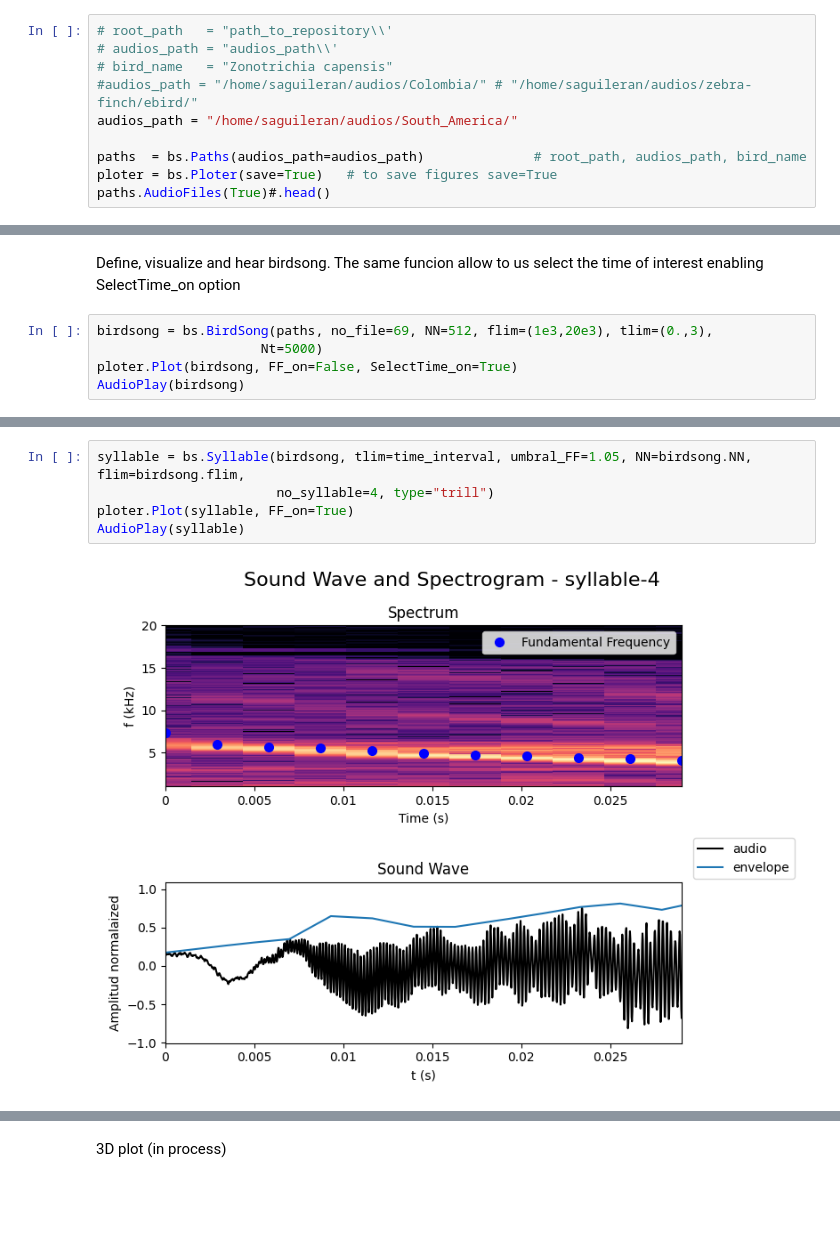
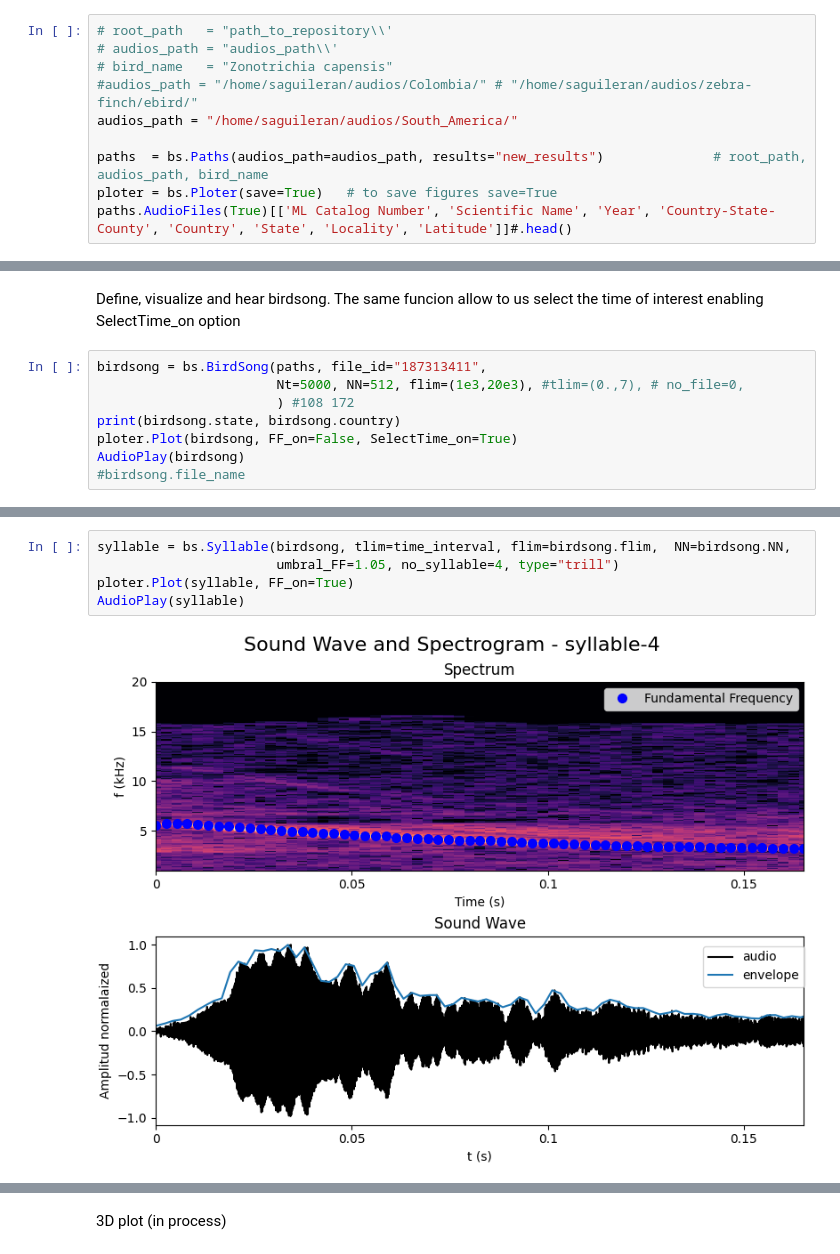
Before and after one commit to saguileran/birdsongs, a Jupyter notebook: tutorials/syllable.ipynb, the cells around one changed output, grey strips where cells are left out. Cells and saved outputs as stored; diff of their text form; blank space fills up the shorter version.

```diff
--- a/tutorials/syllable.ipynb
+++ b/tutorials/syllable.ipynb
@@ -24,8 +24,8 @@ Define directories path and show audio files
 #audios_path = "/home/saguileran/audios/Colombia/" # "/home/saguileran/audios/zebra-finch/ebird/"
 audios_path = "/home/saguileran/audios/South_America/"
 
-paths  = bs.Paths(audios_path=audios_path)              # root_path, audios_path, bird_name
+paths  = bs.Paths(audios_path=audios_path, results="new_results")              # root_path, audios_path, bird_name
 ploter = bs.Ploter(save=True)   # to save figures save=True
-paths.AudioFiles(True)#.head()
+paths.AudioFiles(True)[['ML Catalog Number', 'Scientific Name', 'Year', 'Country-State-County', 'Country', 'State', 'Locality', 'Latitude']]#.head()
 # %% [output]
 The folder has 866 songs:
@@ -72,8 +66,11 @@ The folder has 866 songs:
 # %% [markdown]
 Define, visualize and hear birdsong. The same funcion allow to us select the time of interest enabling SelectTime_on option
 # %%
-birdsong = bs.BirdSong(paths, no_file=69, NN=512, flim=(1e3,20e3), tlim=(0.,3),
-                     Nt=5000)
+birdsong = bs.BirdSong(paths, file_id="187313411",
+                       Nt=5000, NN=512, flim=(1e3,20e3), #tlim=(0.,7), # no_file=0,
+                       ) #108 172
+print(birdsong.state, birdsong.country)
 ploter.Plot(birdsong, FF_on=False, SelectTime_on=True)
 AudioPlay(birdsong)
+#birdsong.file_name
 # %% [output]
@@ -88,9 +84,9 @@ Time interval selected: initial time 2.1904 s, final time 2.2322 s
 # %%
-syllable = bs.Syllable(birdsong, tlim=time_interval, umbral_FF=1.05, NN=birdsong.NN, flim=birdsong.flim,
-                       no_syllable=4, type="trill")
+syllable = bs.Syllable(birdsong, tlim=time_interval, flim=birdsong.flim,  NN=birdsong.NN,
+                       umbral_FF=1.05, no_syllable=4, type="trill")
 ploter.Plot(syllable, FF_on=True)
 AudioPlay(syllable)
 # %% [output]
-[figure, old version]
+[figure, new version]
 [interactive output not drawn]
 # %%
```
Also changed, not shown: parts of 12 cells of this notebook, 24 other files.
